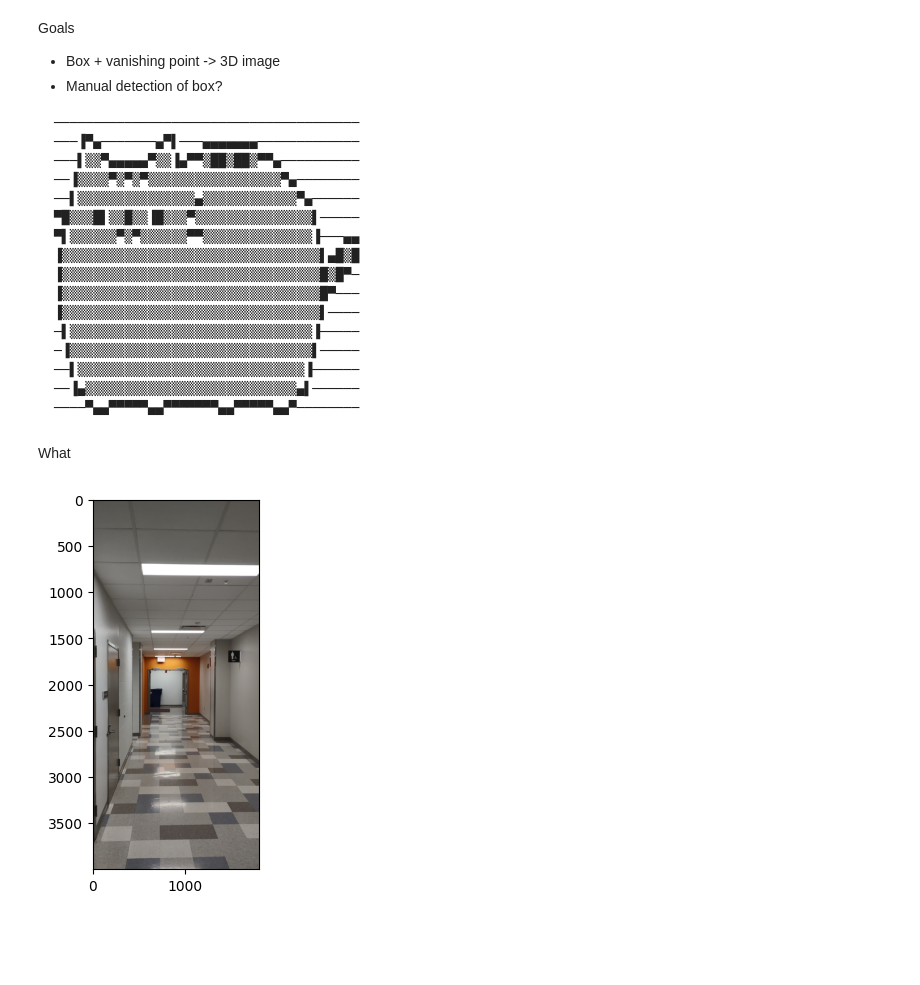
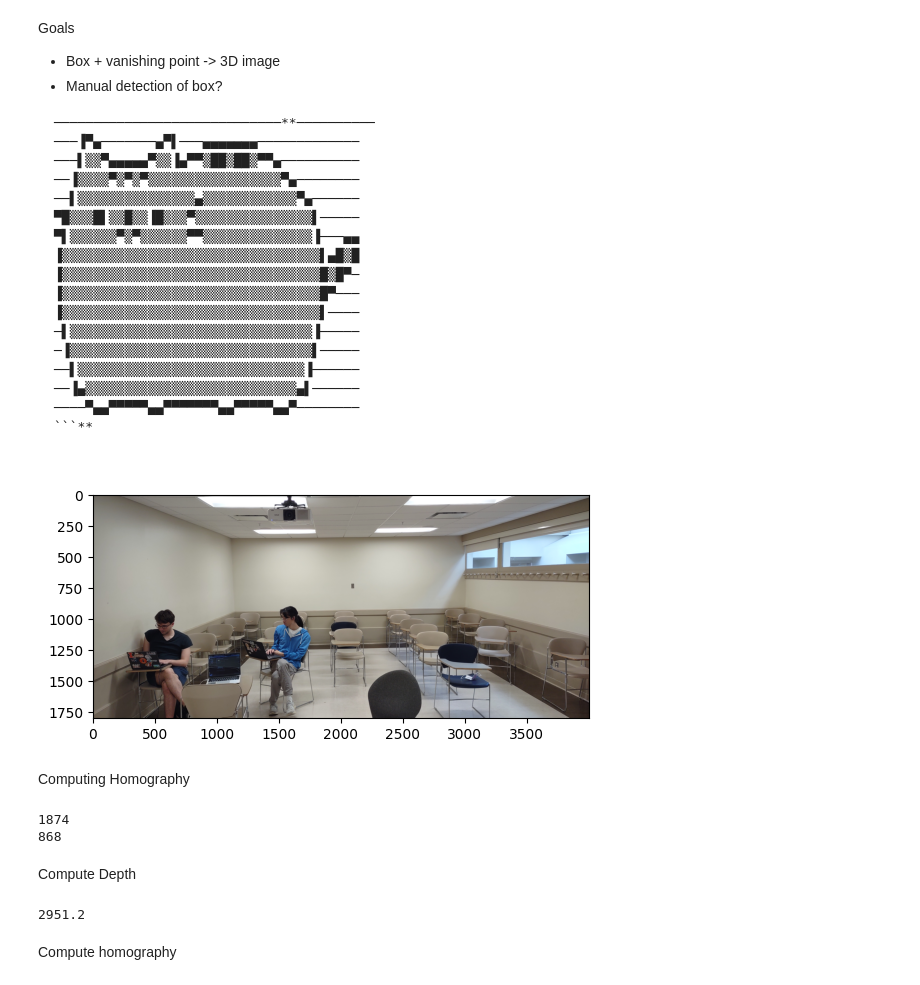
Before and after one commit to AnimeHiyoko/CS-445-Final-Project, a Jupyter notebook: Final_Project.ipynb, the cells around one changed output. Saved outputs shown, nothing was run; the diff lists cells and outputs as text; code cells hidden in the pictures; blank space fills up the shorter version.

````diff
--- a/Final_Project.ipynb
+++ b/Final_Project.ipynb
@@ -3,7 +3,7 @@ Goals
 * Box + vanishing point -> 3D image
 * Manual detection of box?
 ```
-───────────────────────────────────────
+─────────────────────────────**──────────
 ───▐▀▄───────▄▀▌───▄▄▄▄▄▄▄─────────────
 ───▌▒▒▀▄▄▄▄▄▀▒▒▐▄▀▀▒██▒██▒▀▀▄──────────
 ──▐▒▒▒▒▀▒▀▒▀▒▒▒▒▒▒▒▒▒▒▒▒▒▒▒▒▒▀▄────────
@@ -19,26 +19,62 @@ Goals
 ──▌▒▒▒▒▒▒▒▒▒▒▒▒▒▒▒▒▒▒▒▒▒▒▒▒▒▒▒▒▒▐──────
 ──▐▄▒▒▒▒▒▒▒▒▒▒▒▒▒▒▒▒▒▒▒▒▒▒▒▒▒▒▒▄▌──────
 ────▀▄▄▀▀▀▀▀▄▄▀▀▀▀▀▀▀▄▄▀▀▀▀▀▄▄▀────────
-```
+```**
-# %% [markdown]
-What
 # %%
 import numpy as np
 import numpy.linalg as la
 import cv2
 import matplotlib.pyplot as plt
 
 import utils
 
-image = cv2.imread("hallway.jpg")
+image = cv2.imread("./pictures/trial_room.jpg")
 image_rgb = cv2.cvtColor(image, cv2.COLOR_BGR2RGB)
 from utils.io import read_image, write_image, read_hdr_image, write_hdr_image
 from utils.display import display_images_linear_rescale, rescale_images_linear
 from utils.hdr_helpers import gsolve
 from utils.hdr_helpers import get_equirectangular_image
 from utils.bilateral_filter import bilateral_filter
 
 plt.imshow(image_rgb)
 plt.show()
 # %% [output]
-[figure, old version]
+[figure, new version]
+# %% [markdown]
+Computing Homography
+# %%
+# box coordinates
+box = np.array(((1113, 356), (1113, 1224), (2987, 356), (2987, 1224)))
+# [top left] [bottom left] [top right] [bottom right]
+
+
+# vanishing point the image is a bit offcenter
+vp = np.array((1906 , 643))
+
+
+width_box  = box[2][0] - box[0][0]
+height_box = box[1][1] - box[0][1]
+
+print(width_box)
+print(height_box)
+# %% [output]
+1874
+868
+# %% [markdown]
+Compute Depth
+# %%
+# Computing Depth
+
+fstop = 1.7
+focal_length_mm = 5 # TODO use package to auto import from iamges
+aperture_diameter_mm = focal_length_mm / fstop
+
+
+# compute dimensions of box
+# f / (va - v0) = d / H
+depth = focal_length_mm * height_box / (aperture_diameter_mm / 2)
+print(depth)
+# %% [output]
+2951.2
+# %% [markdown]
+Compute homography
````
Also changed, not shown: parts of 3 cells of this notebook, 1 other file.
